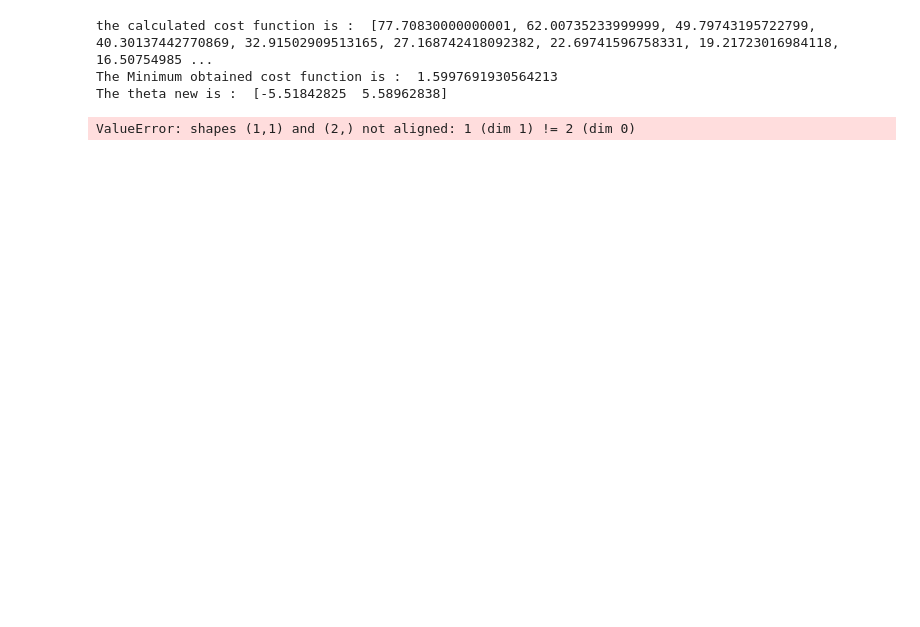
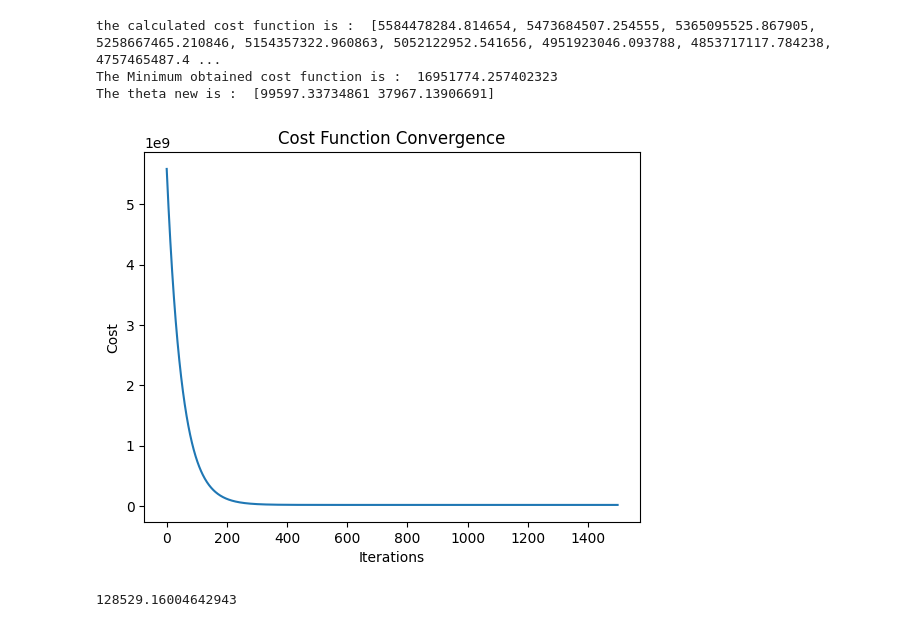
Before and after one commit to KVedantK/ML_Algorithms, a Jupyter notebook: Linear_Regression/Linear_R_using_LMS.ipynb, the cells around one changed output. Saved outputs shown, nothing was run; the diff lists cells and outputs as text; code cells hidden in the pictures; blank space fills up the shorter version.

Commit message:
added a real life example of salary prediction with the concept of scaling features

```diff
--- a/Linear_Regression/Linear_R_using_LMS.ipynb
+++ b/Linear_Regression/Linear_R_using_LMS.ipynb
@@ -41,17 +43,63 @@ iterations = 1000
 
 theta_gd , cost_h = gd(x_b, y, theta_init, alpha, iterations)
+# %%
+## Loading the Salary data from the csv
+import csv
+
+with open("synthetic_salary_data.csv", 'r', encoding="utf-8") as f:
+    reader = csv.reader(f)
+    data = list()
+    for r in reader:
+        data.append(r)
+# %%
+## Creating the x and y i.e. input and expectedoutput  set from the raw data.
+
+preprocess_x = []
+y = []
+for i in range(1, len(data)):
+    row = data[i]
+    preprocess_x.append([float(row[0])])
+    y.append(float(row[1]))
+
+x = np.array(preprocess_x)
+
+## Normalization and standardization
+
+mean_x = np.mean(x)
+std_x = np.std(x)
+x_scaled = (x - mean_x) / std_x
+
+
+y = np.array(y)
+x_b = np.c_[np.ones((x_scaled.shape[0], 1)), x_scaled]
+theta_init = np.zeros(x_b.shape[1])
+alpha = 0.01
+iterations = 1500
+theta_gd , cost_h = gd(x_b, y, theta_init, alpha, iterations)
 # %%
 print("the calculated cost function is : ", cost_h)
 print("The Minimum obtained cost function is : ", min(cost_h))
 print("The theta new is : ", theta_gd)
 # %% [output]
-the calculated cost function is :  [77.70830000000001, 62.00735233999999, 49.79743195722799, 40.30137442770869, 32.91502909513165, 27.168742418092382, 22.69741596758331, 19.21723016984118, 16.50754985 ...
-The Minimum obtained cost function is :  1.5997691930564213
-The theta new is :  [-5.51842825  5.58962838]
+the calculated cost function is :  [5584478284.814654, 5473684507.254555, 5365095525.867905, 5258667465.210846, 5154357322.960863, 5052122952.541656, 4951923046.093788, 4853717117.784238, 4757465487.4 ...
+The Minimum obtained cost function is :  16951774.257402323
+The theta new is :  [99597.33734861 37967.13906691]
+# %%
+import matplotlib.pyplot as plt
+
+plt.plot(cost_h)
+plt.xlabel("Iterations")
+plt.ylabel("Cost")
+plt.title("Cost Function Convergence")
+plt.show()
+# %% [output]
+[figure, added]
 # %%
-x_test = np.array([1, 6])
+x_new = 10.97
+x_test_scaled = (x_new - mean_x) / std_x
 
-y_pred = x_test.dot(theta_gd)
+x_test_vector = np.array([1, x_test_scaled])
+y_pred = x_test_vector.dot(theta_gd)
 print(y_pred)
 # %% [output]
-ValueError: shapes (1,1) and (2,) not aligned: 1 (dim 1) != 2 (dim 0)
+128529.16004642943
```
Also changed, not shown: parts of 1 cell of this notebook, 3 other files.
